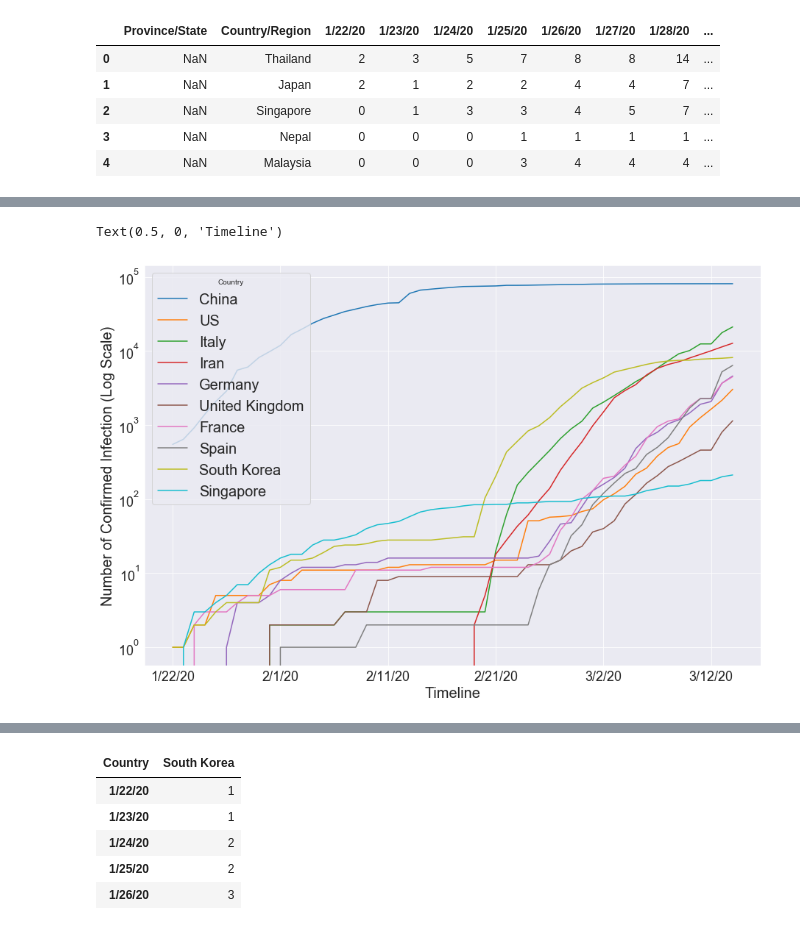
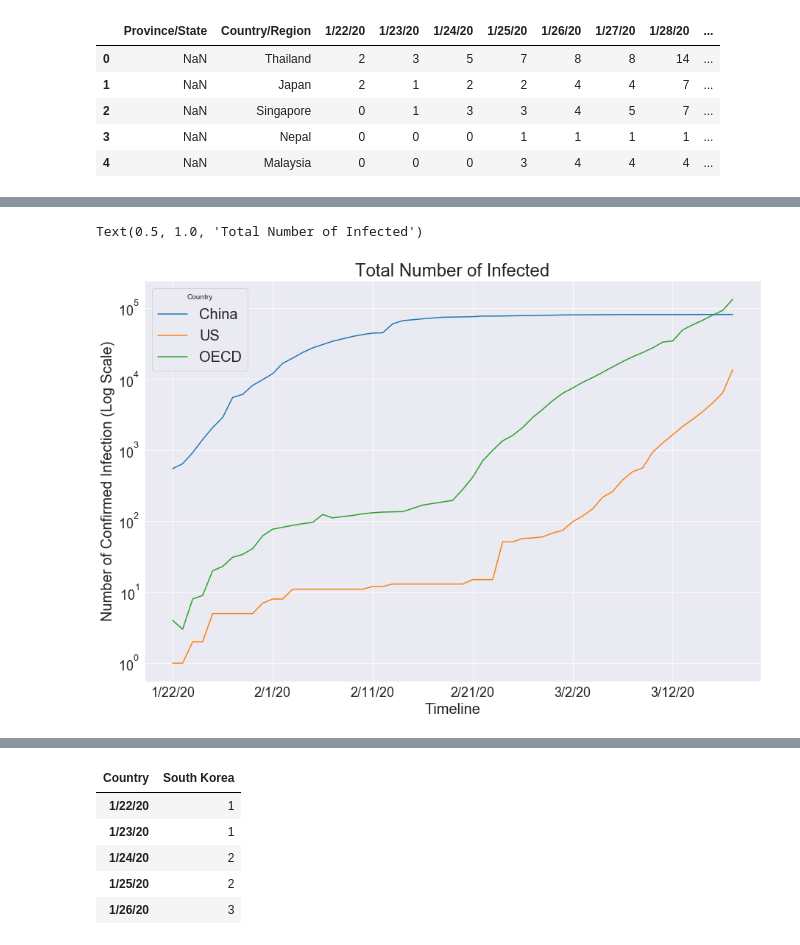
Before and after one commit to tmoon/coronavirus, a Jupyter notebook: analysis/Corna Research.ipynb, the cells around one changed output, grey strips where cells are left out. Drawn from its saved outputs; the diff is of its cells as text; code cells hidden in the pictures.

```diff
--- a/analysis/Corna Research.ipynb
+++ b/analysis/Corna Research.ipynb
@@ -5,3 +9,12 @@
+# %%
+from selenium.webdriver.chrome.options import Options
+
+options = Options()
+options.headless = True
+path = '/home/tarik/misc/chromedriver'
+driver = webdriver.Chrome("./chromedriver",options=options)
+
+driver.get("http://covidly.com/summary")
 # %%
 # https://github.com/CSSEGISandData/COVID-19
 mapper_dict = {'Bosnia and Herz.': 'Bosnia and Herzegovina',
@@ -65,8 +78,9 @@ df.head()
 | 3 | NaN | Nepal | 0 | 0 | 0 | 1 | 1 | 1 | 1 | ... |
 | 4 | NaN | Malaysia | 0 | 0 | 0 | 3 | 4 | 4 | 4 | ... |
 # %%
-dfs = pd.read_html("http://covidly.com/summary")[1].rename(columns={'Cases  Total (#)': "latest_count",
+dfs = pd.read_html(driver.page_source)[1].rename(columns={'Cases  Total (#)': "latest_count",
     'Cases / 1M  (#)': 'case_per_mil'})
+
 dfs["Country"] = [mapper_dict[c] if c in mapper_dict.keys() else c for c in dfs.Country]
 dfs.head()
 # %% [output]
@@ -82,7 +96,7 @@ country_df0 = df2.groupby("Country").sum()
 country_df = pd.merge(country_df0, dfs[["Country", "latest_count"]], left_index=True, right_on='Country').set_index('Country')
 
 
-td = (datetime.datetime.today() - datetime.timedelta(days=0)).strftime('%-m/%-d/%y')
+td = (datetime.datetime.today() - datetime.timedelta(days=1)).strftime('%-m/%-d/%y')
 country_df[td] = country_df[["latest_count", td]].max(axis=1)
 country_df = country_df.drop(['latest_count'], axis=1).transpose()
 
@@ -110,9 +148,12 @@ china_df.head()
 # %%
+china_df = country_df[["China", "US", "OECD"]]
+
 china_df.plot()
 plt.ticklabel_format(style='plain', axis='y')
 plt.yscale('log')
 plt.ylabel("Number of Confirmed Infection (Log Scale)")
 plt.xlabel("Timeline")
+plt.title("Total Number of Infected")
 # %% [output]
-Text(0.5, 0, 'Timeline')
+Text(0.5, 1.0, 'Total Number of Infected')
-[figure, old version]
+[figure, new version]
```
Also changed, not shown: parts of 8 cells of this notebook, 3 other files.
